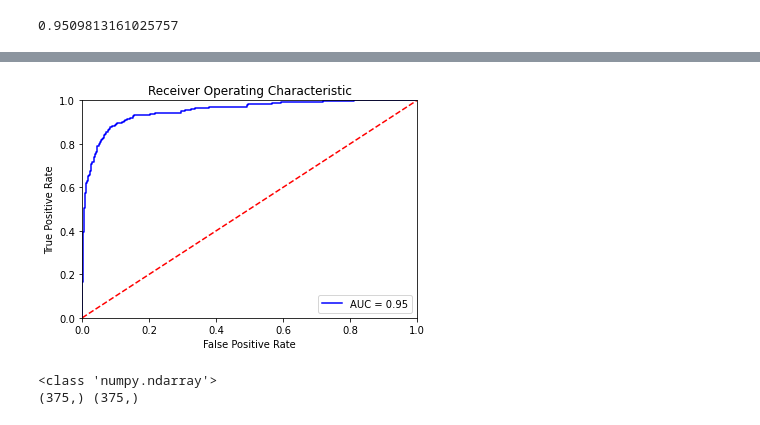
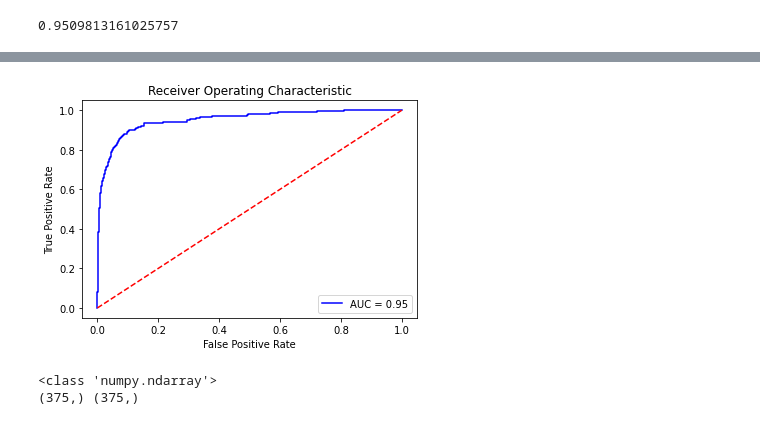
Before and after one commit to lhncbc/MFM_bopf, a Jupyter notebook: src/CSL_Logistic_scratch.ipynb, the cells around one changed output, grey strips where cells are left out. Cells and saved outputs as stored; diff of their text form; code cells hidden in the pictures.

```diff
--- a/src/CSL_Logistic_scratch.ipynb
+++ b/src/CSL_Logistic_scratch.ipynb
@@ -260,16 +288,16 @@ roc_auc
 # %%
 import matplotlib.pyplot as plt
 plt.title('Receiver Operating Characteristic')
 plt.plot(fpr, tpr, 'b', label = 'AUC = %0.2f' % roc_auc)
 plt.legend(loc = 'lower right')
 plt.plot([0, 1], [0, 1],'r--')
-plt.xlim([0, 1])
-plt.ylim([0, 1])
+#plt.xlim([0, 1])
+#plt.ylim([0, 1])
 plt.ylabel('True Positive Rate')
 plt.xlabel('False Positive Rate')
 plt.show()
 # %% [output]
-[figure, old version]
+[figure, new version]
 # %%
 print(type(fpr))
 print(fpr.shape, tpr.shape)
```
Also changed, not shown: parts of 17 cells of this notebook, 1 other file.
